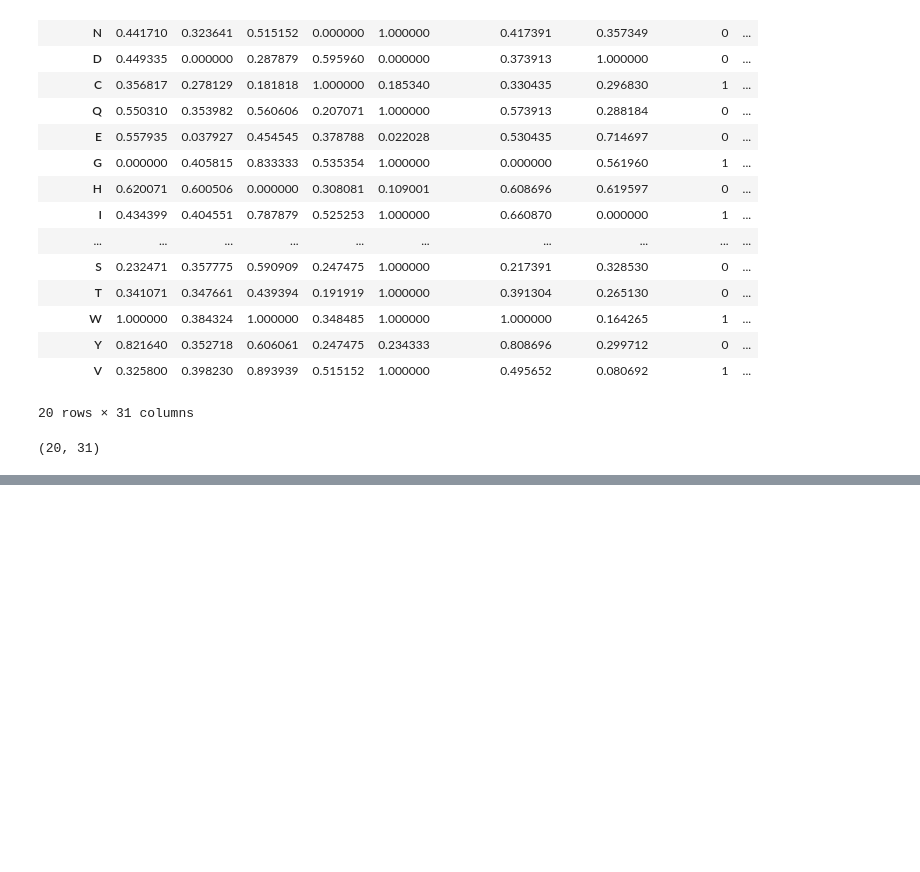
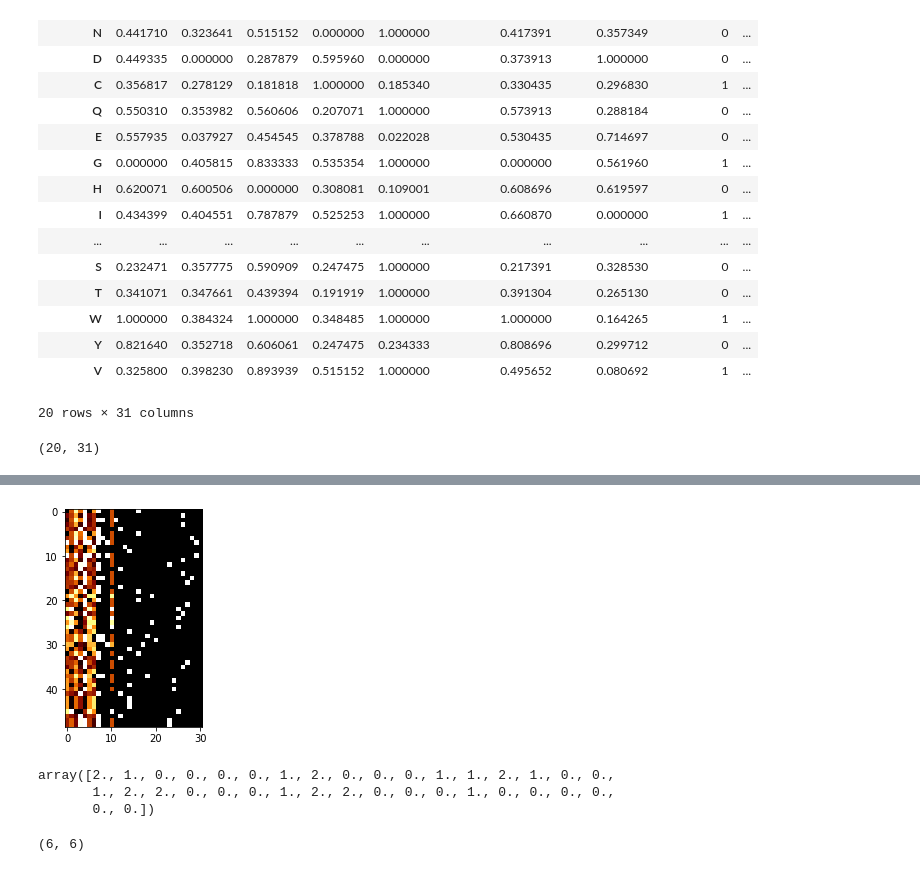
Before and after one commit to rwalroth/ProteinCNN, a Jupyter notebook: data/AA_prep.ipynb, the cells around one changed output, grey strips where cells are left out. Drawn from its saved outputs; the diff is of its cells as text; code cells hidden in the pictures; blank space fills up the shorter version.

```diff
--- a/data/AA_prep.ipynb
+++ b/data/AA_prep.ipynb
@@ -224,0 +273,6 @@ data.to_csv('AA_keys.csv')
+# %%
+seq_class['len'] = seq_class['sequence'].str.len()
+# %%
+seq = seq_class.sort_values('len')['sequence'][1000]
+# %%
+mat_1d = get_mat_1d(seq, dim=(1,31))
@@ -224,0 +306,12 @@ data.to_csv('AA_keys.csv')
+# %%
+for i in range(mat_1d.shape[1]):
+    if (mat_1d[:,i].max() - mat_1d[:,i].min()) == 0:
+        mat_1d[:,i] = (mat_1d[:,i] - mat_1d[:,i].min())
+    else:
+        mat_1d[:,i] = (mat_1d[:,i] - mat_1d[:,i].min())/(mat_1d[:,i].max() - mat_1d[:,i].min())
+# %%
+plt.figure()
+plt.imshow(mat_1d, cmap='afmhot')
+plt.savefig('1d_sequnce.png', dpi=300)
+# %% [output]
+[figure, added]
@@ -224,0 +336,10 @@ data.to_csv('AA_keys.csv')
+# %%
+mat_2d[:,:6,:].reshape(98,36)[14]
+# %% [output]
+array([2., 1., 0., 0., 0., 0., 1., 2., 0., 0., 0., 1., 1., 2., 1., 0., 0.,
+       1., 2., 2., 0., 0., 0., 1., 2., 2., 0., 0., 0., 1., 0., 0., 0., 0.,
+       0., 0.])
+# %%
+mat_2d[0,:6,:].shape
+# %% [output]
+(6, 6)
```
Also changed, not shown: parts of 30 cells of this notebook, 19 other files.
